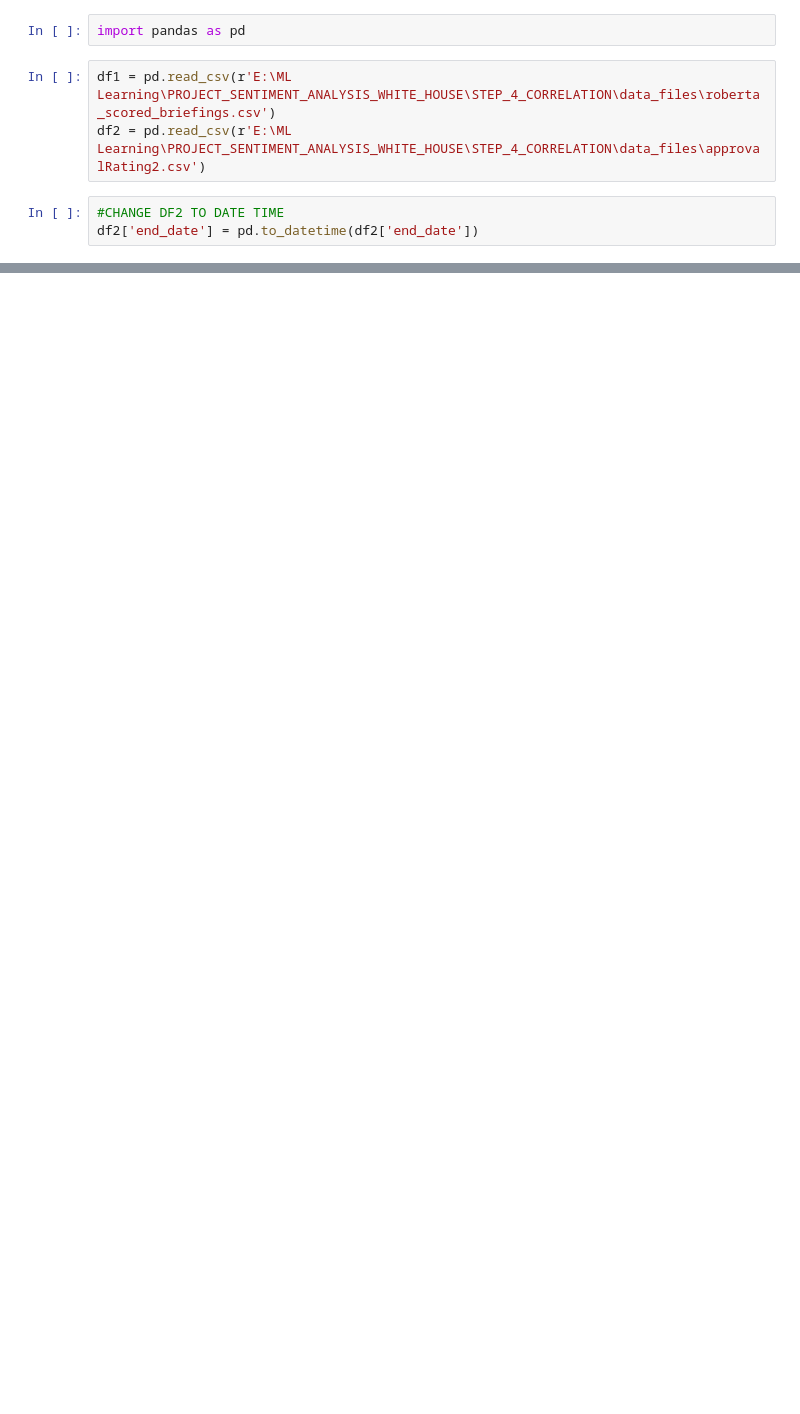
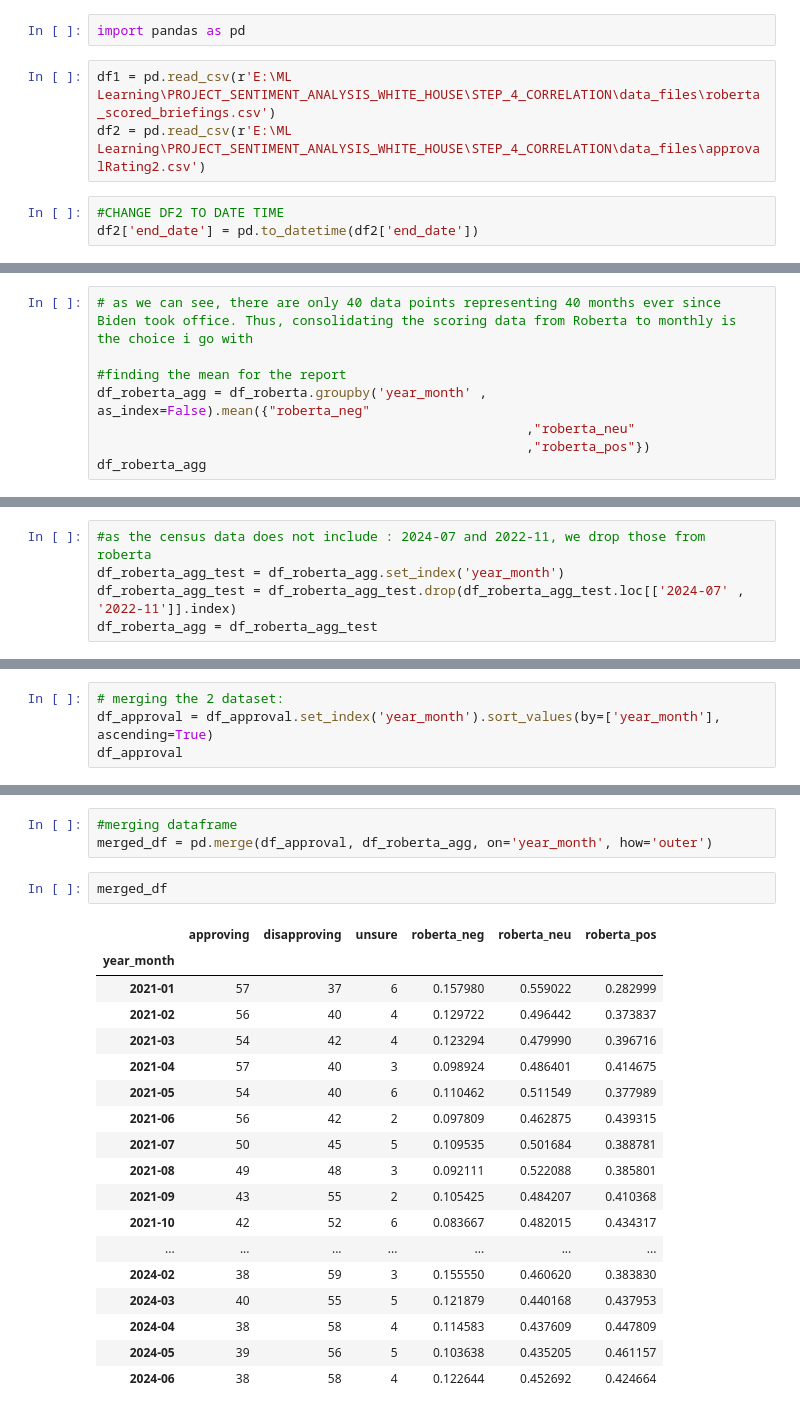
Before and after one commit to SebyKebby/PROJECT_SENTIMENT_ANALYSIS_WHITE_HOUSE, a Jupyter notebook: STEP_4_CORRELATION/work_space.ipynb, the cells around one changed output, grey strips where cells are left out. Saved outputs shown, nothing was run; the diff lists cells and outputs as text; blank space fills up the shorter version.

Commit message:
updated : create a merged dataframe for roberta_scores and approval ratings

```diff
--- a/STEP_4_CORRELATION/work_space.ipynb
+++ b/STEP_4_CORRELATION/work_space.ipynb
@@ -77,0 +75,8 @@ df4
+# %%
+# as we can see, there are only 40 data points representing 40 months ever since Biden took office. Thus, consolidating the scoring data from Roberta to monthly is the choice i go with
+
+#finding the mean for the report
+df_roberta_agg = df_roberta.groupby('year_month' , as_index=False).mean({"roberta_neg"
+                                                       ,"roberta_neu"
+                                                       ,"roberta_pos"})
+df_roberta_agg
@@ -77,0 +101,5 @@ df4
+# %%
+#as the census data does not include : 2024-07 and 2022-11, we drop those from roberta
+df_roberta_agg_test = df_roberta_agg.set_index('year_month')
+df_roberta_agg_test = df_roberta_agg_test.drop(df_roberta_agg_test.loc[['2024-07' , '2022-11']].index)
+df_roberta_agg = df_roberta_agg_test
@@ -77,0 +129,4 @@ df4
+# %%
+# merging the 2 dataset:
+df_approval = df_approval.set_index('year_month').sort_values(by=['year_month'], ascending=True)
+df_approval
@@ -77,0 +152,24 @@ df4
+# %%
+#merging dataframe
+merged_df = pd.merge(df_approval, df_roberta_agg, on='year_month', how='outer')
+# %%
+merged_df
+# %% [output]
+|  | approving | disapproving | unsure | roberta_neg | roberta_neu | roberta_pos |
+| year_month |  |  |  |  |  |  |
+| 2021-01 | 57 | 37 | 6 | 0.157980 | 0.559022 | 0.282999 |
+| 2021-02 | 56 | 40 | 4 | 0.129722 | 0.496442 | 0.373837 |
+| 2021-03 | 54 | 42 | 4 | 0.123294 | 0.479990 | 0.396716 |
+| 2021-04 | 57 | 40 | 3 | 0.098924 | 0.486401 | 0.414675 |
+| 2021-05 | 54 | 40 | 6 | 0.110462 | 0.511549 | 0.377989 |
+| 2021-06 | 56 | 42 | 2 | 0.097809 | 0.462875 | 0.439315 |
+| 2021-07 | 50 | 45 | 5 | 0.109535 | 0.501684 | 0.388781 |
+| 2021-08 | 49 | 48 | 3 | 0.092111 | 0.522088 | 0.385801 |
+| 2021-09 | 43 | 55 | 2 | 0.105425 | 0.484207 | 0.410368 |
+| 2021-10 | 42 | 52 | 6 | 0.083667 | 0.482015 | 0.434317 |
+| ... | ... | ... | ... | ... | ... | ... |
+| 2024-02 | 38 | 59 | 3 | 0.155550 | 0.460620 | 0.383830 |
+| 2024-03 | 40 | 55 | 5 | 0.121879 | 0.440168 | 0.437953 |
+| 2024-04 | 38 | 58 | 4 | 0.114583 | 0.437609 | 0.447809 |
+| 2024-05 | 39 | 56 | 5 | 0.103638 | 0.435205 | 0.461157 |
+| 2024-06 | 38 | 58 | 4 | 0.122644 | 0.452692 | 0.424664 |
```
Also changed, not shown: parts of 11 cells of this notebook, 4 other files.
